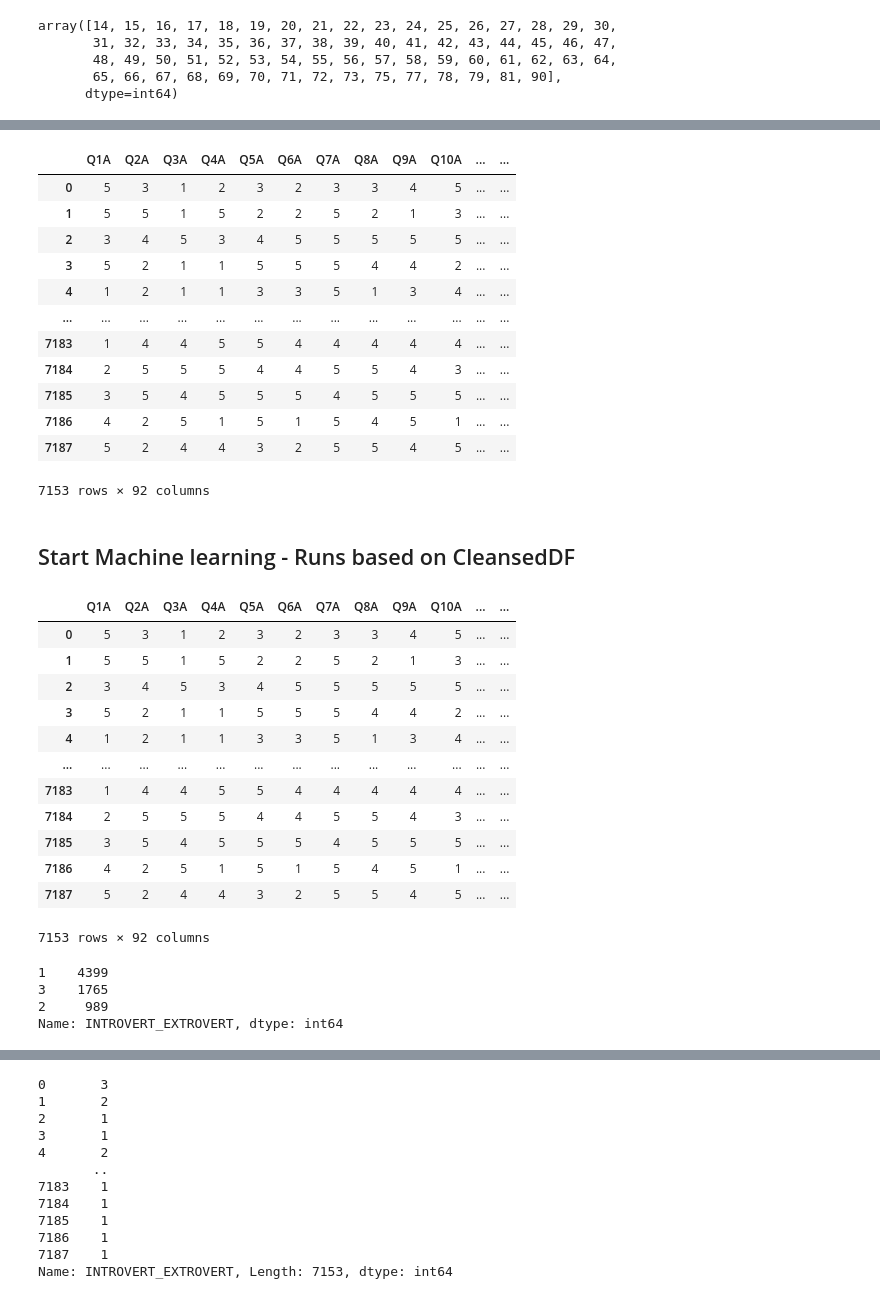
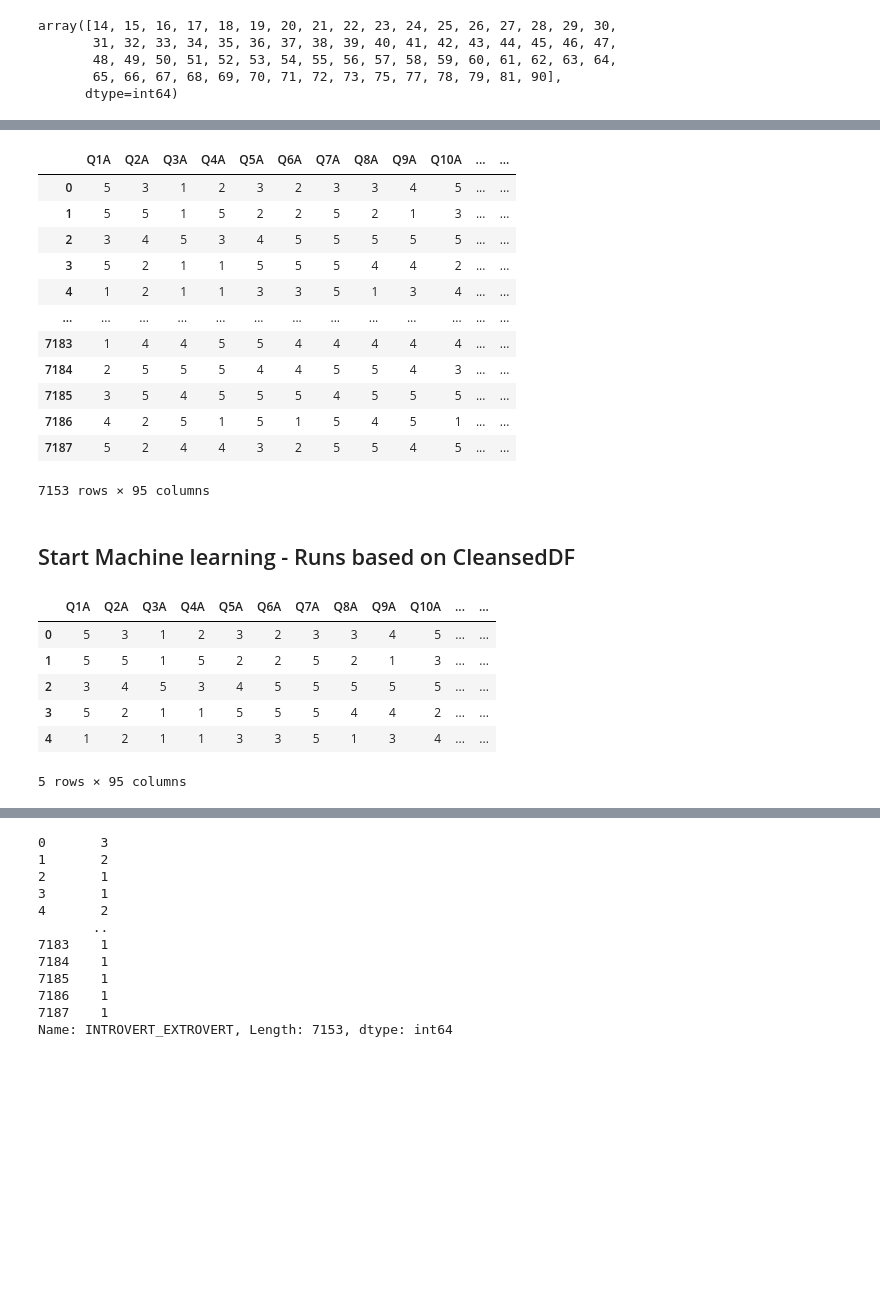
Before and after one commit to skesamsetty/ML_Project, a Jupyter notebook: code/IE_Predictor_Model.ipynb, the cells around one changed output, grey strips where cells are left out. Saved outputs shown, nothing was run; the diff lists cells and outputs as text; code cells hidden in the pictures; blank space fills up the shorter version.

```diff
--- a/code/IE_Predictor_Model.ipynb
+++ b/code/IE_Predictor_Model.ipynb
@@ -220,9 +230,9 @@ surveyResponseColumnsList
 # %%
 #Final Cleansed DF for Machine Learning
 CleansedDF = QuestionnaireDF[surveyResponseColumnsList].copy()
-# CleansedDF['GENDER'] = QuestionnaireDF['GENDER']
-# CleansedDF['ENGNAT'] = QuestionnaireDF['ENGNAT']
-# CleansedDF['AGE'] = QuestionnaireDF['AGE']
+CleansedDF['GENDER'] = QuestionnaireDF['GENDER']
+CleansedDF['ENGNAT'] = QuestionnaireDF['ENGNAT']
+CleansedDF['AGE'] = QuestionnaireDF['AGE']
 CleansedDF['INTROVERT_EXTROVERT'] = QuestionnaireDF['INTROVERT_EXTROVERT']
 
 CleansedDF
@@ -239,32 +249,19 @@ CleansedDF
 | 7185 | 3 | 5 | 4 | 5 | 5 | 5 | 4 | 5 | 5 | 5 | ... | ... |
 | 7186 | 4 | 2 | 5 | 1 | 5 | 1 | 5 | 4 | 5 | 1 | ... | ... |
 | 7187 | 5 | 2 | 4 | 4 | 3 | 2 | 5 | 5 | 4 | 5 | ... | ... |
-7153 rows × 92 columns
+7153 rows × 95 columns
 # %% [markdown]
 ## Start Machine learning - Runs based on CleansedDF
 # %%
-CleansedDF
+CleansedDF.head()
 # %% [output]
 |  | Q1A | Q2A | Q3A | Q4A | Q5A | Q6A | Q7A | Q8A | Q9A | Q10A | ... | ... |
 | 0 | 5 | 3 | 1 | 2 | 3 | 2 | 3 | 3 | 4 | 5 | ... | ... |
 | 1 | 5 | 5 | 1 | 5 | 2 | 2 | 5 | 2 | 1 | 3 | ... | ... |
 | 2 | 3 | 4 | 5 | 3 | 4 | 5 | 5 | 5 | 5 | 5 | ... | ... |
 | 3 | 5 | 2 | 1 | 1 | 5 | 5 | 5 | 4 | 4 | 2 | ... | ... |
 | 4 | 1 | 2 | 1 | 1 | 3 | 3 | 5 | 1 | 3 | 4 | ... | ... |
-| ... | ... | ... | ... | ... | ... | ... | ... | ... | ... | ... | ... | ... |
-| 7183 | 1 | 4 | 4 | 5 | 5 | 4 | 4 | 4 | 4 | 4 | ... | ... |
-| 7184 | 2 | 5 | 5 | 5 | 4 | 4 | 5 | 5 | 4 | 3 | ... | ... |
-| 7185 | 3 | 5 | 4 | 5 | 5 | 5 | 4 | 5 | 5 | 5 | ... | ... |
-| 7186 | 4 | 2 | 5 | 1 | 5 | 1 | 5 | 4 | 5 | 1 | ... | ... |
-| 7187 | 5 | 2 | 4 | 4 | 3 | 2 | 5 | 5 | 4 | 5 | ... | ... |
-7153 rows × 92 columns
+5 rows × 95 columns
-# %%
-CleansedDF['INTROVERT_EXTROVERT'].value_counts()
-# %% [output]
-1    4399
-3    1765
-2     989
-Name: INTROVERT_EXTROVERT, dtype: int64
 # %%
 X = CleansedDF.drop(columns=['INTROVERT_EXTROVERT'])
 X
```
Also changed, not shown: parts of 50 cells of this notebook, 3 other files.
